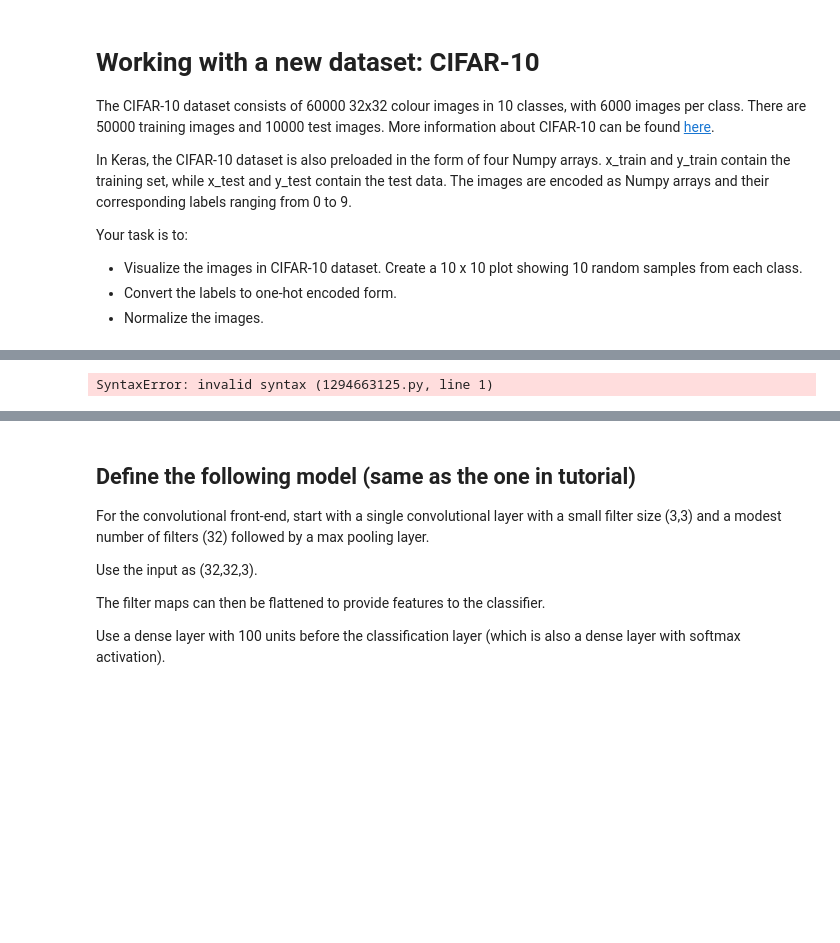
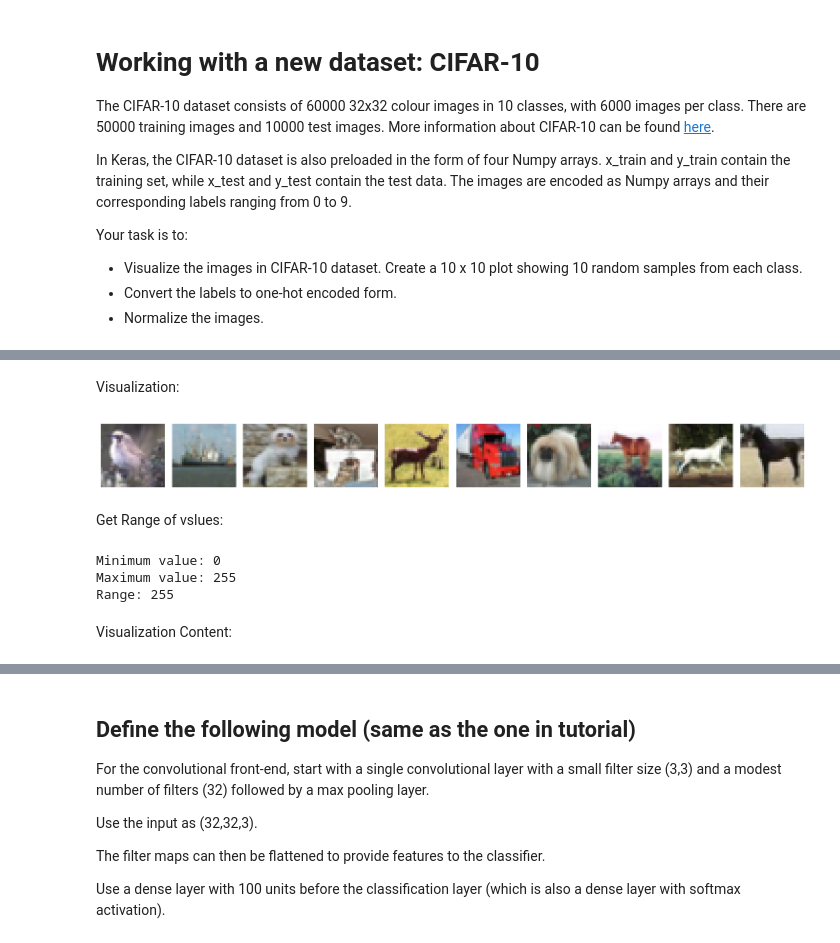
Before and after one commit to ironhack-labs/lab-image-classification-using-convolutional-neural-networks, a Jupyter notebook: main.ipynb, the cells around one changed output, grey strips where cells are left out. Saved outputs shown, nothing was run; the diff lists cells and outputs as text; code cells hidden in the pictures; blank space fills up the shorter version.

```diff
--- a/main.ipynb
+++ b/main.ipynb
@@ -44,4 +41,32 @@ Downloading data from https://www.cs.toronto.edu/~kriz/cifar-10-python.tar.gz
-# %%
-This is a message formyself. # code here
-# %% [output]
-SyntaxError: invalid syntax (1294663125.py, line 1)
+# %% [markdown]
+Visualization:
+# %%
+import matplotlib.pyplot as plt
+
+# Create a 10x10 grid
+plt.figure(figsize=(15, 15))  # Set the figure size for better visibility
+
+# Randomly select 10 indices
+random_indices = np.random.choice(len(x_train), 10, replace=False)
+
+for i, idx in enumerate(random_indices):
+    plt.subplot(10, 10, i + 1)  # Change to a 10x10 grid
+    plt.imshow(x_train[idx], cmap=plt.get_cmap('gray'))  # Display a random image
+    plt.axis('off')  # Turn off axes for cleaner visualization
+
+plt.tight_layout()  # Adjust layout for no overlapping
+plt.show()
+# %% [output]
+[figure, added]
+# %% [markdown]
+Get Range of vslues:
+# %%
+print("Minimum value:", np.min(x_train))  # Find the minimum value
+print("Maximum value:", np.max(x_train))  # Find the maximum value
+print("Range:", np.ptp(x_train))  # Range = max - min
+# %% [output]
+Minimum value: 0
+Maximum value: 255
+Range: 255
+# %% [markdown]
+Visualization Content:
```
Also changed, not shown: parts of 8 cells of this notebook.
